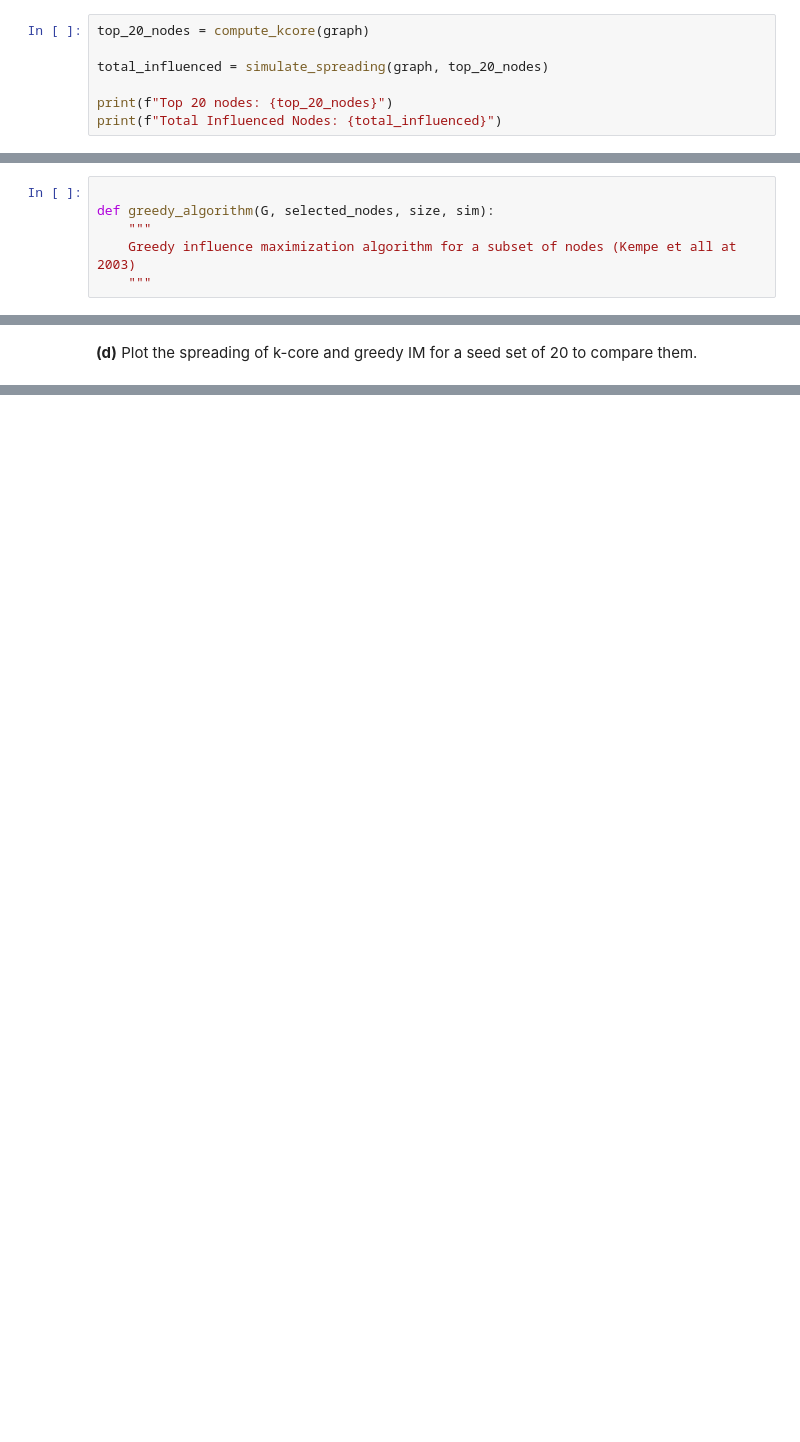
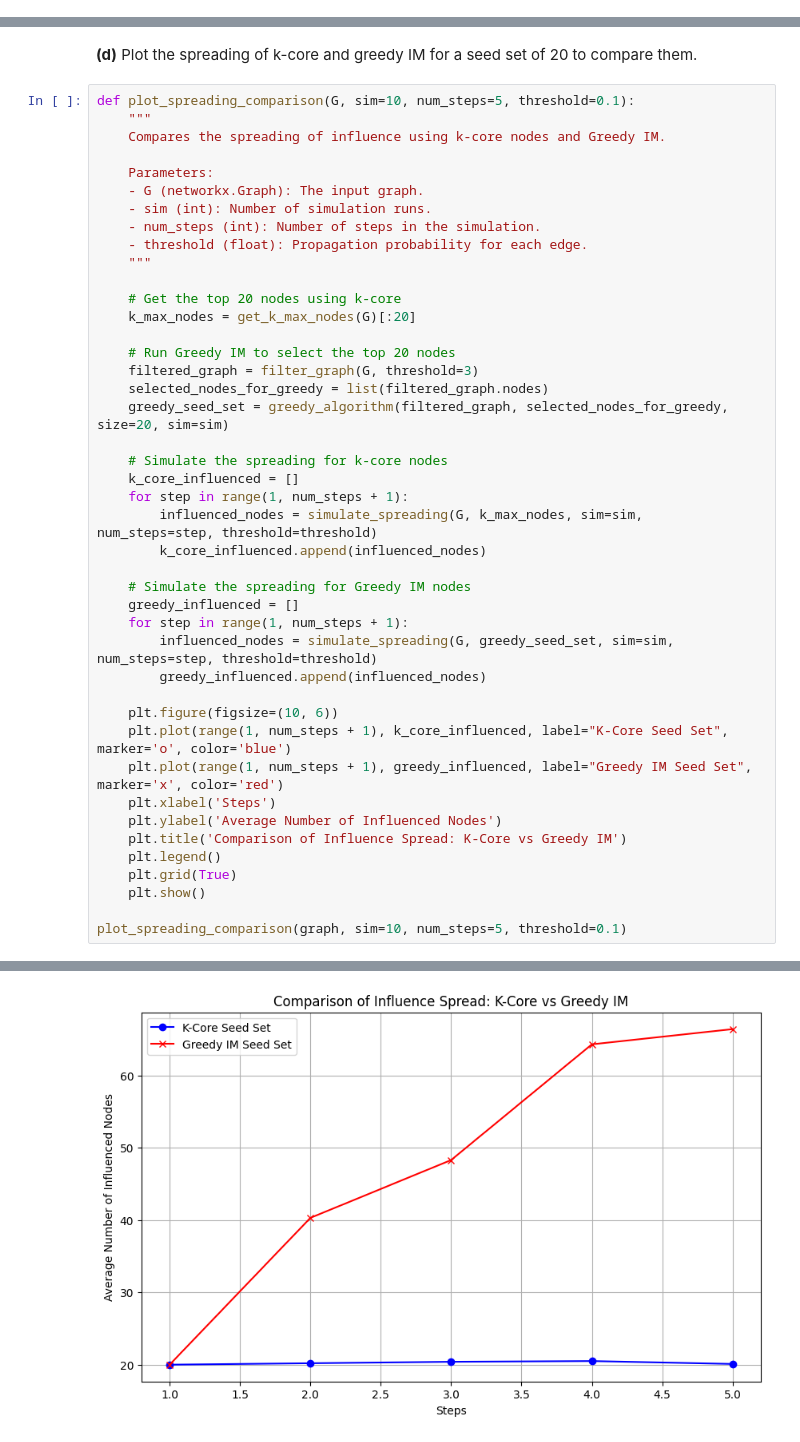
Before and after one commit to pariaighanian/Analysis_of_Complex_Netwroks, a Jupyter notebook: Assignment_8.ipynb, the cells around one changed output, grey strips where cells are left out. Cells and saved outputs as stored; diff of their text form; blank space fills up the shorter version.

```diff
--- a/Assignment_8.ipynb
+++ b/Assignment_8.ipynb
@@ -135,7 +132,0 @@ def compute_kcore(graph):
-# %%
-top_20_nodes = compute_kcore(graph)
-
-total_influenced = simulate_spreading(graph, top_20_nodes)
-
-print(f"Top 20 nodes: {top_20_nodes}")
-print(f"Total Influenced Nodes: {total_influenced}")
@@ -155,9 +216,3 @@ def filter_graph(G,threshold):
     print("Removed "+str(len(to_remove))+" of "+str(len(G.nodes()))+" nodes")
 
     return G_
-# %%
-
-def greedy_algorithm(G, selected_nodes, size, sim):
-    """
-    Greedy influence maximization algorithm for a subset of nodes (Kempe et all at 2003)
-    """
@@ -164,2 +269,46 @@ def greedy_algorithm(G, selected_nodes, size, sim):
 # %% [markdown]
 **(d)** Plot the spreading of k-core and greedy IM for a seed set of 20 to compare them.
+# %%
+def plot_spreading_comparison(G, sim=10, num_steps=5, threshold=0.1):
+    """
+    Compares the spreading of influence using k-core nodes and Greedy IM.
+
+    Parameters:
+    - G (networkx.Graph): The input graph.
+    - sim (int): Number of simulation runs.
+    - num_steps (int): Number of steps in the simulation.
+    - threshold (float): Propagation probability for each edge.
+    """
+
+    # Get the top 20 nodes using k-core
+    k_max_nodes = get_k_max_nodes(G)[:20]
+
+    # Run Greedy IM to select the top 20 nodes
+    filtered_graph = filter_graph(G, threshold=3)
+    selected_nodes_for_greedy = list(filtered_graph.nodes)
+    greedy_seed_set = greedy_algorithm(filtered_graph, selected_nodes_for_greedy, size=20, sim=sim)
+
+    # Simulate the spreading for k-core nodes
+    k_core_influenced = []
+    for step in range(1, num_steps + 1):
+        influenced_nodes = simulate_spreading(G, k_max_nodes, sim=sim, num_steps=step, threshold=threshold)
+        k_core_influenced.append(influenced_nodes)
+
+    # Simulate the spreading for Greedy IM nodes
+    greedy_influenced = []
+    for step in range(1, num_steps + 1):
+        influenced_nodes = simulate_spreading(G, greedy_seed_set, sim=sim, num_steps=step, threshold=threshold)
+        greedy_influenced.append(influenced_nodes)
+
+    plt.figure(figsize=(10, 6))
+    plt.plot(range(1, num_steps + 1), k_core_influenced, label="K-Core Seed Set", marker='o', color='blue')
+    plt.plot(range(1, num_steps + 1), greedy_influenced, label="Greedy IM Seed Set", marker='x', color='red')
+    plt.xlabel('Steps')
+    plt.ylabel('Average Number of Influenced Nodes')
+    plt.title('Comparison of Influence Spread: K-Core vs Greedy IM')
+    plt.legend()
+    plt.grid(True)
+    plt.show()
+
+plot_spreading_comparison(graph, sim=10, num_steps=5, threshold=0.1)
+# %% [output]
@@ -165,0 +332 @@ def greedy_algorithm(G, selected_nodes, size, sim):
+[figure, added]
```
Also changed, not shown: parts of 7 cells of this notebook.
